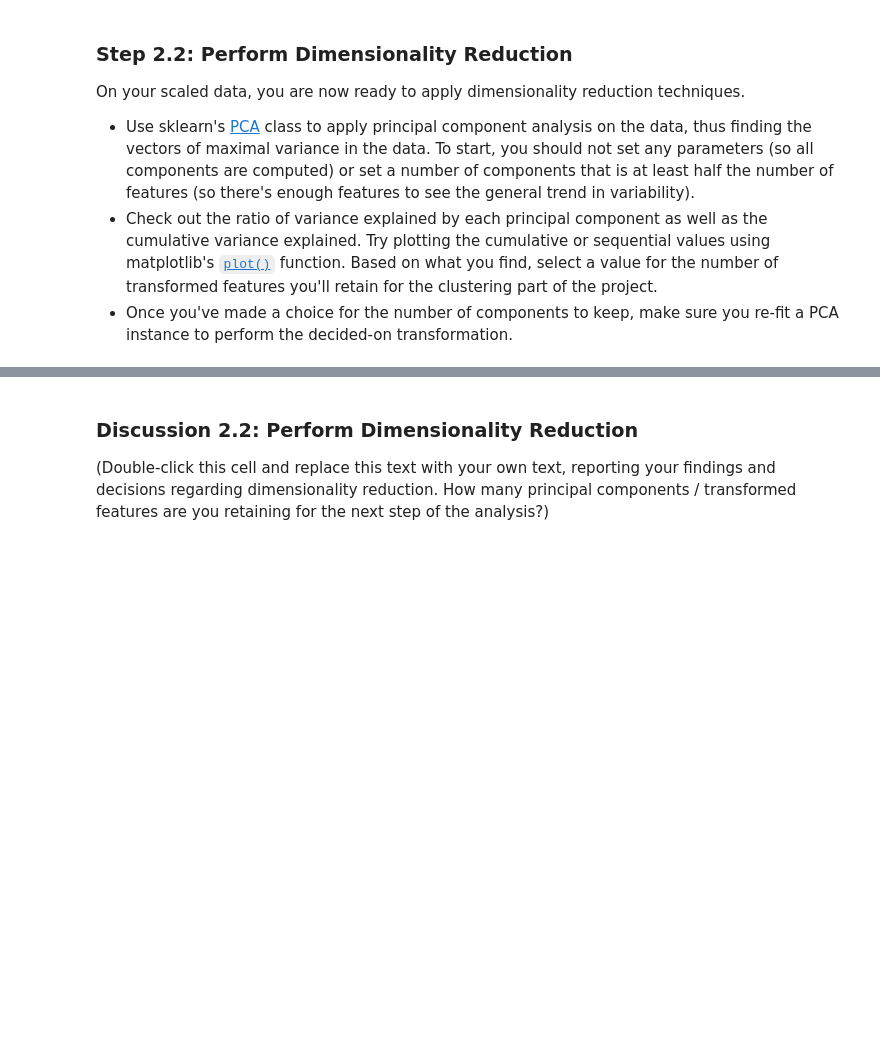
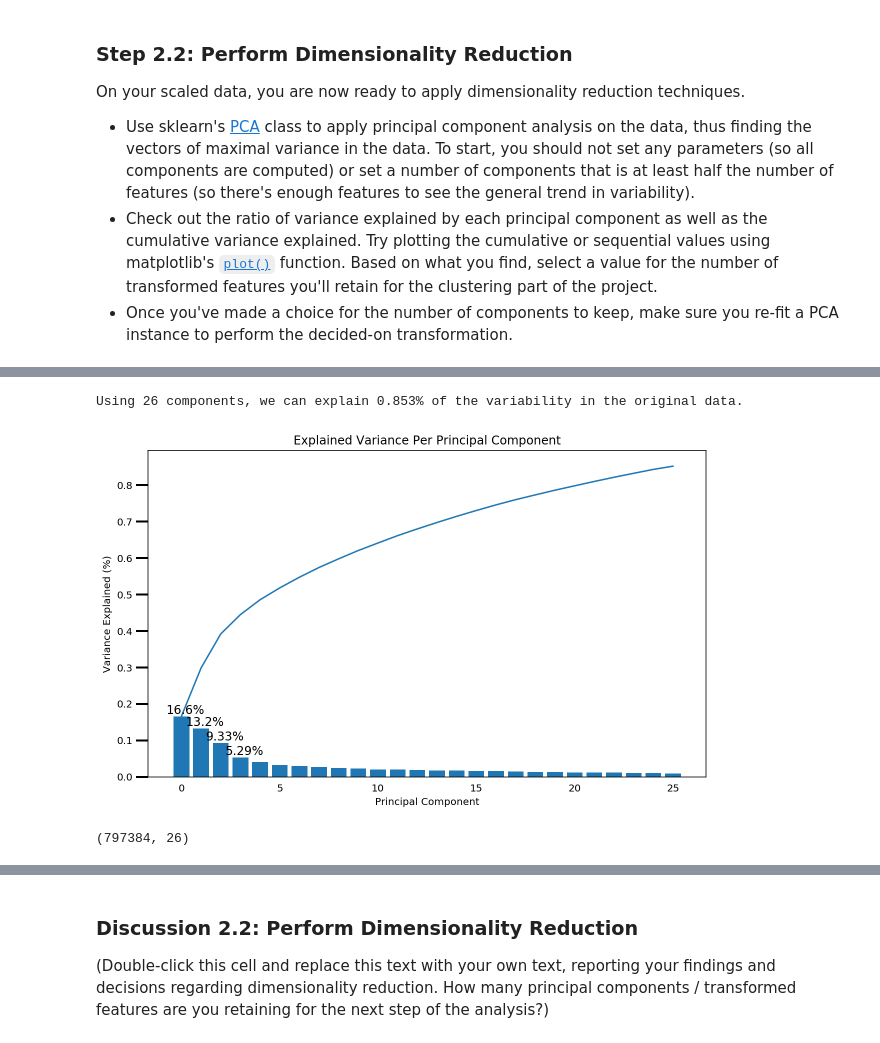
Before and after one commit to dguevar1/identify_customer_segments, a Jupyter notebook: Identify_Customer_Segments.ipynb, the cells around one changed output, grey strips where cells are left out. Saved outputs shown, nothing was run; the diff lists cells and outputs as text; code cells hidden in the pictures; blank space fills up the shorter version.

```diff
--- a/Identify_Customer_Segments.ipynb
+++ b/Identify_Customer_Segments.ipynb
@@ -2335,0 +2446,2 @@ On your scaled data, you are now ready to apply dimensionality reduction techniq
+# %%
+explained_radiance_ratio_rounded = np.round(pca.explained_variance_ratio_,3)
@@ -2336,2 +2465,24 @@ On your scaled data, you are now ready to apply dimensionality reduction techniq
+# %%
+def find_number_of_components(my_explained_threshold, my_explained_radiance_ratio_array):
+    my_components_to_use = 1
+    my_explained_percentage = 0.0
+    for my_components_to_use in range(1,len(my_explained_radiance_ratio_array)):
+        my_explained_percentage = my_explained_radiance_ratio_array[0:my_components_to_use].sum()
+        #print("components_to_use:", my_components_to_use, "explained_percentage:", my_explained_percentage)
+        if my_explained_percentage > my_explained_threshold:
+            break
+    return my_components_to_use, my_explained_percentage
+
+explained_threshold = 0.85
+components_to_use, explained_percentage = find_number_of_components(explained_threshold, explained_radiance_ratio_rounded)
+print("Using {} components, we can explain {}% of the variability in the original data.".format(components_to_use,explained_percentage))
+# %% [output]
+Using 26 components, we can explain 0.853% of the variability in the original data.
 # %%
 # Re-apply PCA to the data while selecting for number of components to retain.
+pca = PCA(n_components=components_to_use)
+reduced_standardized_general_population_data_pca = pca.fit_transform(df_standardized_general_population_data)
+# %%
+scree_plot(pca)
+# %% [output]
+[figure, added]
@@ -2337,0 +2491,4 @@ On your scaled data, you are now ready to apply dimensionality reduction techniq
+# %%
+df_reduced_standardized_general_population_data_pca.shape
+# %% [output]
+(797384, 26)
```
Also changed, not shown: parts of 27 cells of this notebook.
